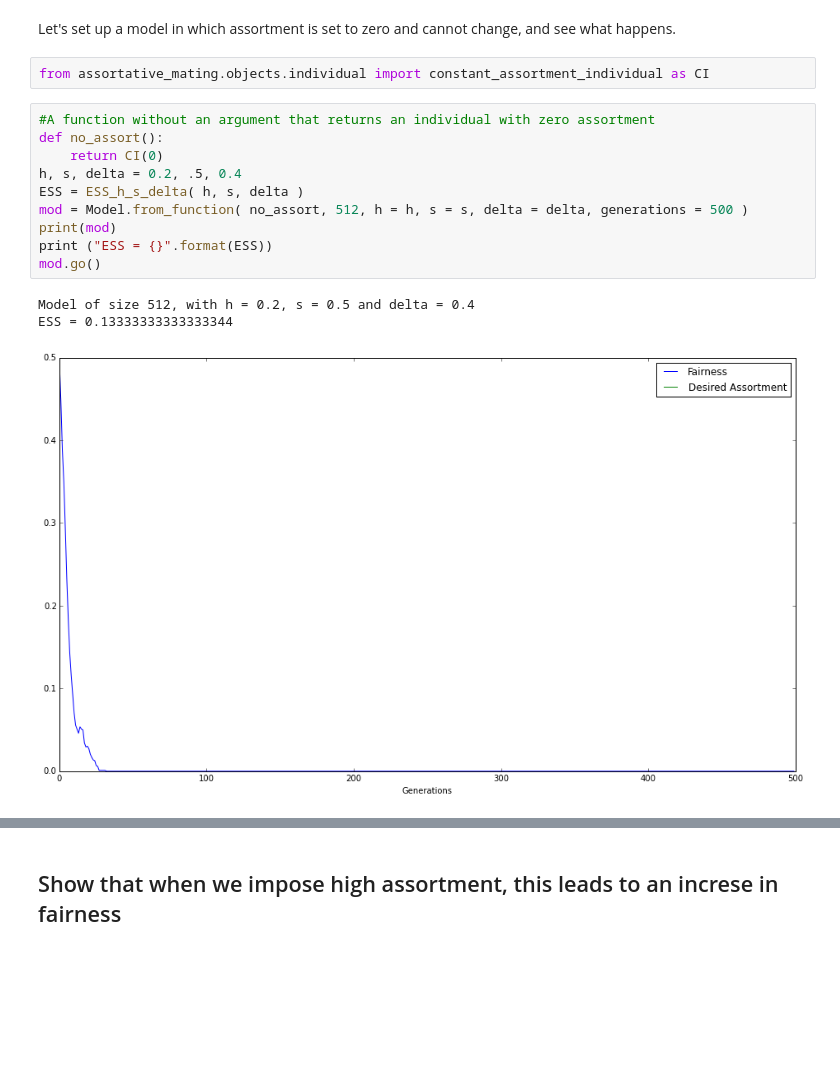
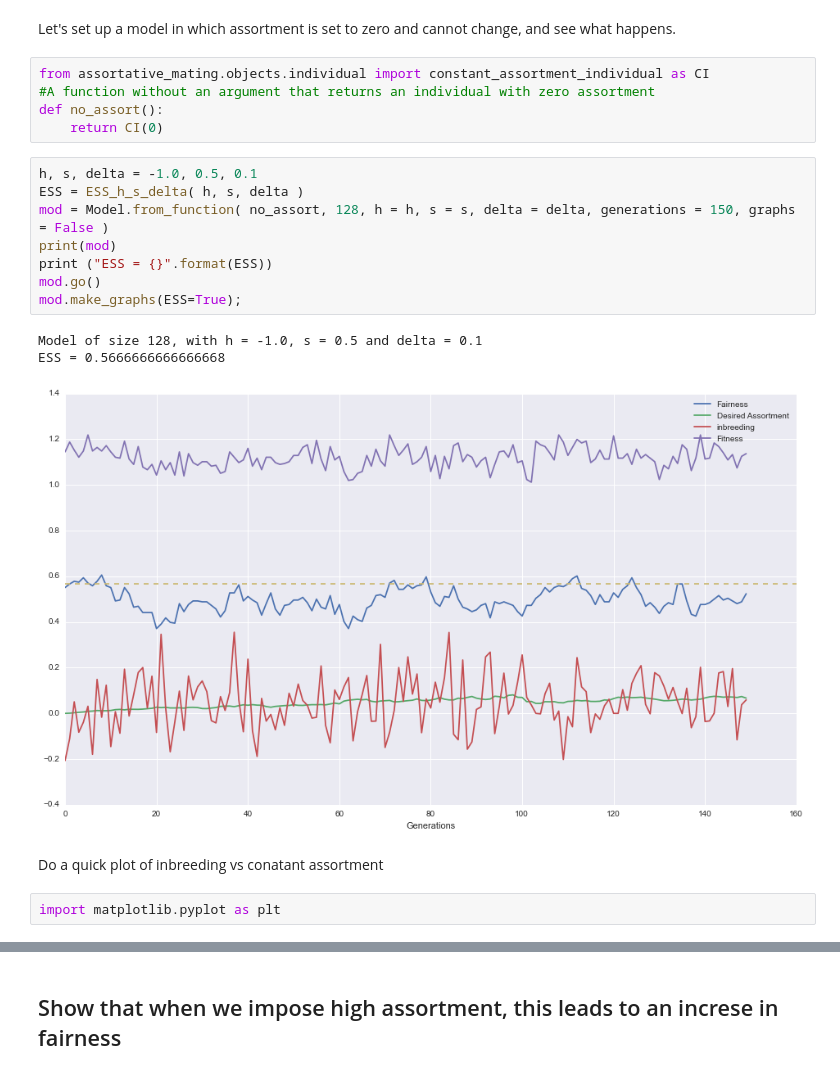
Before and after one commit to simontudge/assortative_mating, a Jupyter notebook: notebooks/first_experiments.ipynb, the cells around one changed output, grey strips where cells are left out. Cells and saved outputs as stored; diff of their text form; blank space fills up the shorter version.

```diff
--- a/notebooks/first_experiments.ipynb
+++ b/notebooks/first_experiments.ipynb
@@ -30,17 +29,22 @@ Model of size 128, with h = 0, s = 0 and delta = 1
 Let's set up a model in which assortment is set to zero and cannot change, and see what happens.
 # %%
 from assortative_mating.objects.individual import constant_assortment_individual as CI
+#A function without an argument that returns an individual with zero assortment
+def no_assort():
+    return CI(0)
 # %%
-#A function without an argument that returns an individual with zero assortment
-def no_assort():
-    return CI(0)
-h, s, delta = 0.2, .5, 0.4
+h, s, delta = -1.0, 0.5, 0.1
 ESS = ESS_h_s_delta( h, s, delta )
-mod = Model.from_function( no_assort, 512, h = h, s = s, delta = delta, generations = 500 )
+mod = Model.from_function( no_assort, 128, h = h, s = s, delta = delta, generations = 150, graphs = False )
 print(mod)
 print ("ESS = {}".format(ESS))
 mod.go()
+mod.make_graphs(ESS=True);
 # %% [output]
-Model of size 512, with h = 0.2, s = 0.5 and delta = 0.4
-ESS = 0.13333333333333344
+Model of size 128, with h = -1.0, s = 0.5 and delta = 0.1
+ESS = 0.5666666666666668
-[figure, old version]
+[figure, new version]
+# %% [markdown]
+Do a quick plot of inbreeding vs conatant assortment
+# %%
+import matplotlib.pyplot as plt
```
Also changed, not shown: parts of 10 cells of this notebook.
